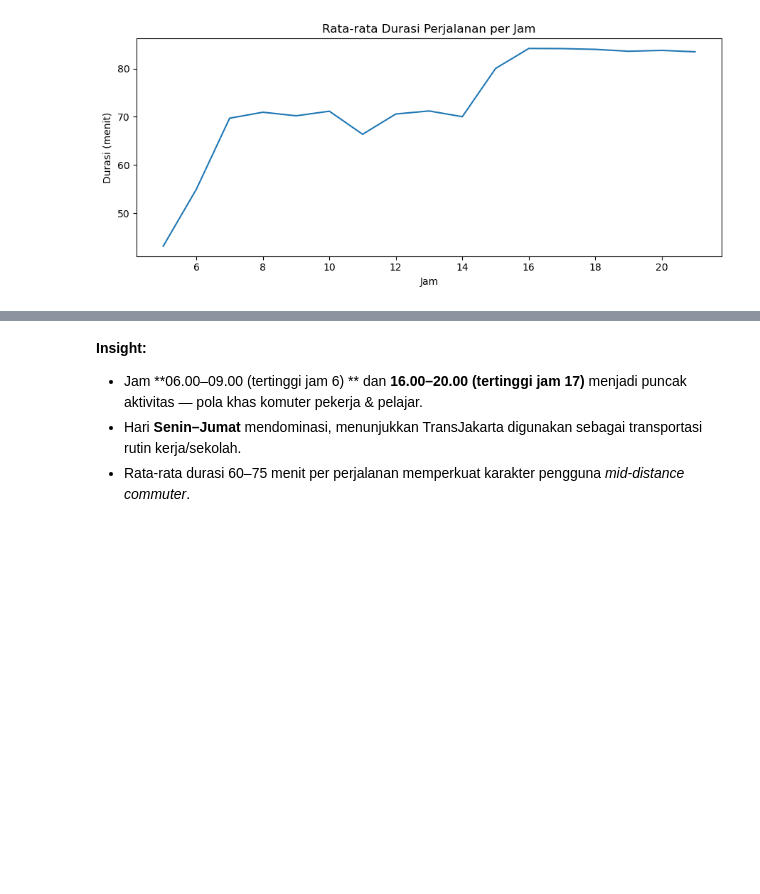
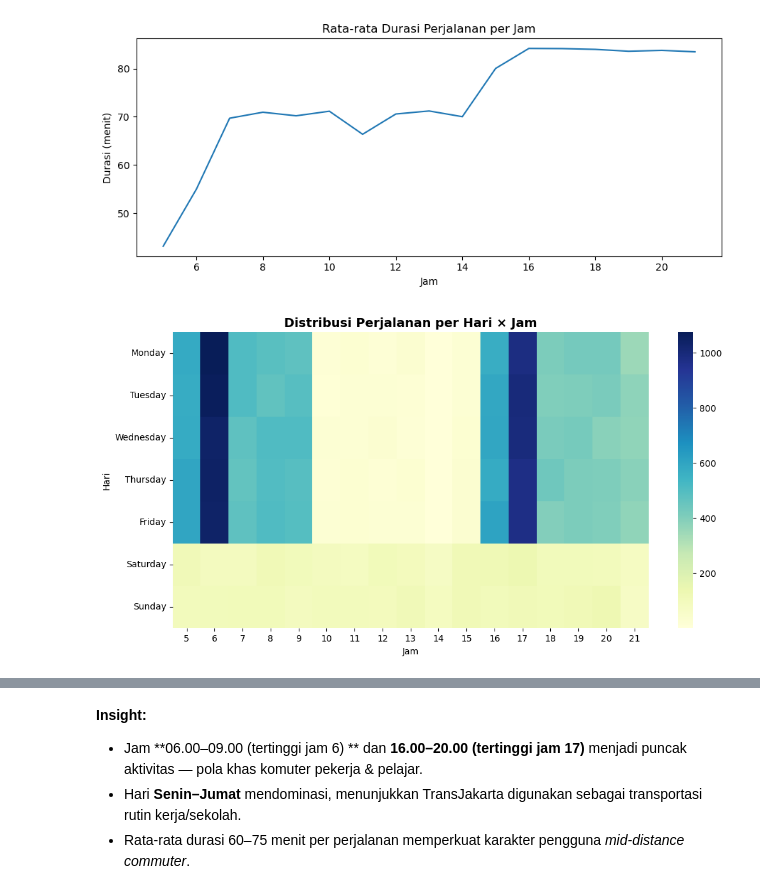
Before and after one commit to esj2303/transjakarta-project, a Jupyter notebook: capstone_module3.ipynb, the cells around one changed output, grey strips where cells are left out. Drawn from its saved outputs; the diff is of its cells as text; code cells hidden in the pictures; blank space fills up the shorter version.

```diff
--- a/capstone_module3.ipynb
+++ b/capstone_module3.ipynb
@@ -1094,3 +1094,40 @@ plt.tight_layout()
 plt.show()
 # %% [output]
 [figure]
+# %%
+# 1. Import library
+import pandas as pd
+import seaborn as sns
+import matplotlib.pyplot as plt
+
+# 2. Baca dataset (ganti path sesuai lokasi file TransJakarta kamu)
+df = pd.read_csv('Transjakarta_cleaned_for_Looker.csv')
+
+# 3. Pastikan kolom waktu sudah dalam format datetime
+df['tapInTime'] = pd.to_datetime(df['tapInTime'], errors='coerce')
+
+# 4. Buat kolom jam & hari jika belum ada
+df['hour'] = df['tapInTime'].dt.hour
+df['day_name'] = df['tapInTime'].dt.day_name()
+
+# 5. Buat pivot table untuk heatmap
+pivot = df.pivot_table(
+    index='day_name',
+    columns='hour',
+    values='transID',  # kolom unik transaksi
+    aggfunc='count'
+).fillna(0)
+
+# 6. Urutkan hari (Senin–Minggu)
+order_days = ['Monday','Tuesday','Wednesday','Thursday','Friday','Saturday','Sunday']
+pivot = pivot.reindex(order_days)
+
+# 7. Visualisasi Heatmap
+plt.figure(figsize=(12,6))
+sns.heatmap(pivot, cmap='YlGnBu')
+plt.title('Distribusi Perjalanan per Hari × Jam', fontsize=14, weight='bold')
+plt.xlabel('Jam')
+plt.ylabel('Hari')
+plt.show()
+# %% [output]
+[figure, added]
```
Also changed, not shown: parts of 5 cells of this notebook.
